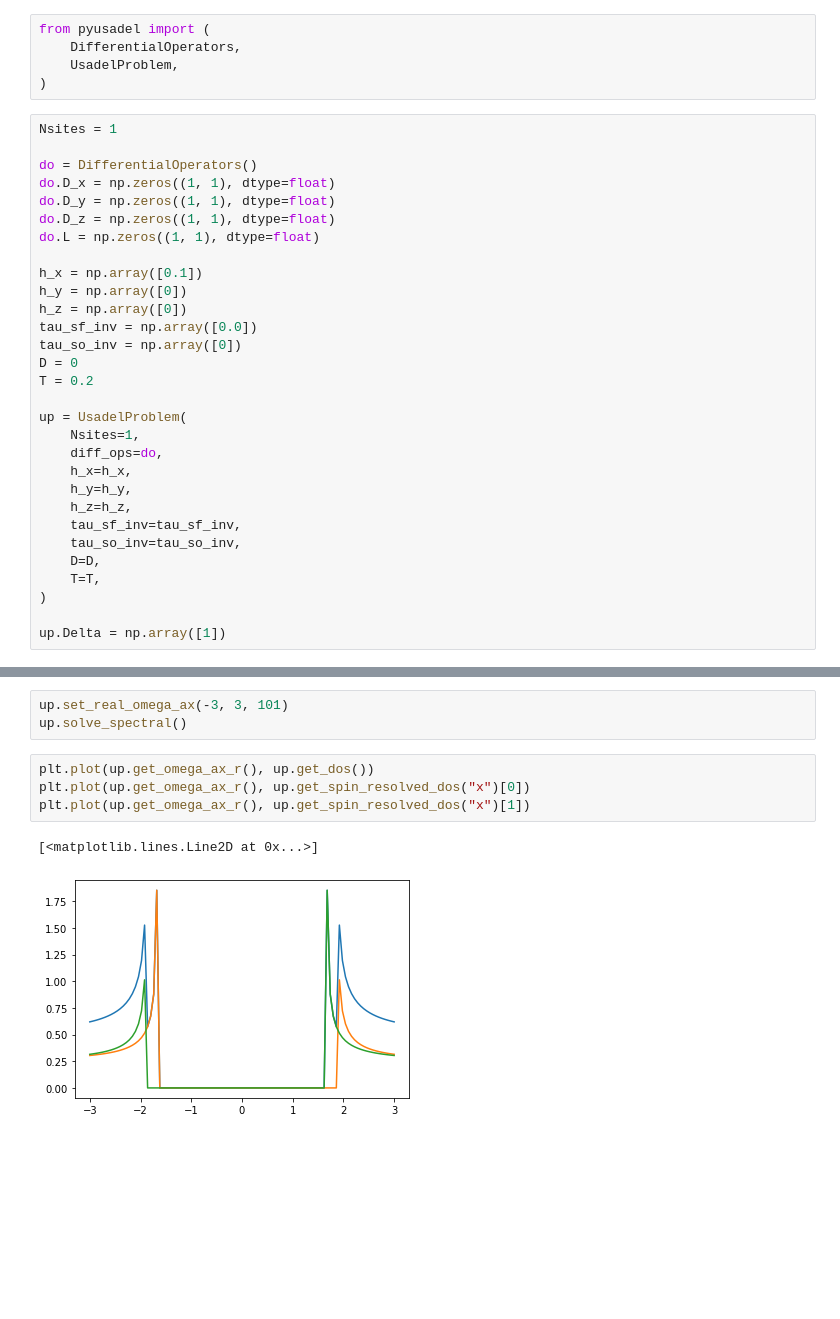
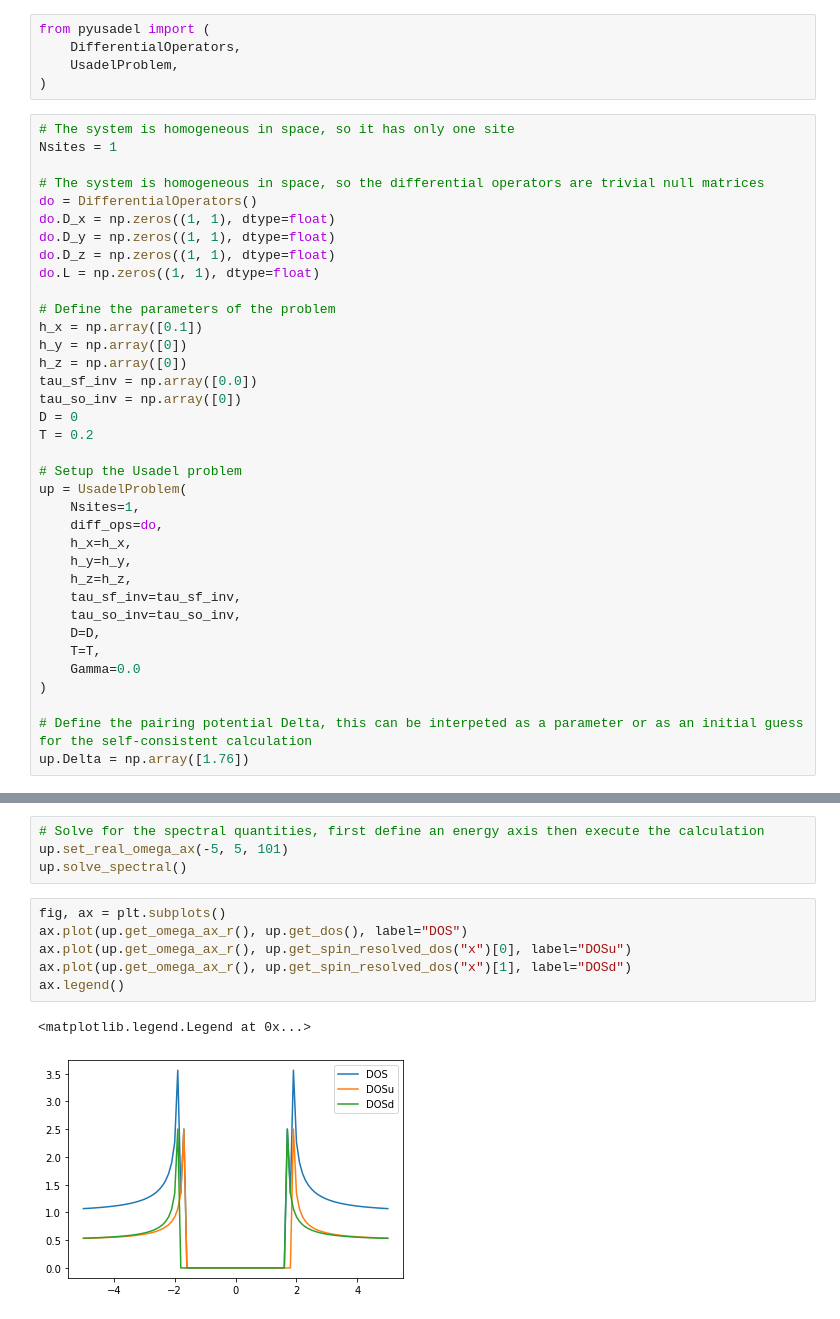
Before and after one commit to maiani/pyusadel, a Jupyter notebook: examples/usadel_0D_oop.ipynb, the cells around one changed output, grey strips where cells are left out. Drawn from its saved outputs; the diff is of its cells as text; blank space fills up the shorter version.

```diff
--- a/examples/usadel_0D_oop.ipynb
+++ b/examples/usadel_0D_oop.ipynb
@@ -12,14 +7,17 @@ from pyusadel import (
     UsadelProblem,
 )
 # %%
+# The system is homogeneous in space, so it has only one site
 Nsites = 1
 
+# The system is homogeneous in space, so the differential operators are trivial null matrices
 do = DifferentialOperators()
 do.D_x = np.zeros((1, 1), dtype=float)
 do.D_y = np.zeros((1, 1), dtype=float)
 do.D_z = np.zeros((1, 1), dtype=float)
 do.L = np.zeros((1, 1), dtype=float)
 
+# Define the parameters of the problem
 h_x = np.array([0.1])
 h_y = np.array([0])
 h_z = np.array([0])
@@ -28,6 +26,7 @@ tau_so_inv = np.array([0])
 D = 0
 T = 0.2
 
+# Setup the Usadel problem
 up = UsadelProblem(
     Nsites=1,
     diff_ops=do,
@@ -38,7 +37,9 @@ up = UsadelProblem(
     tau_so_inv=tau_so_inv,
     D=D,
     T=T,
+    Gamma=0.0
 )
 
-up.Delta = np.array([1])
+# Define the pairing potential Delta, this can be interpeted as a parameter or as an initial guess for the self-consistent calculation
+up.Delta = np.array([1.76])
 # %%
@@ -64,10 +66,13 @@ Converged in 54 iterations
 # %%
-up.set_real_omega_ax(-3, 3, 101)
+# Solve for the spectral quantities, first define an energy axis then execute the calculation
+up.set_real_omega_ax(-5, 5, 101)
 up.solve_spectral()
 # %%
-plt.plot(up.get_omega_ax_r(), up.get_dos())
-plt.plot(up.get_omega_ax_r(), up.get_spin_resolved_dos("x")[0])
-plt.plot(up.get_omega_ax_r(), up.get_spin_resolved_dos("x")[1])
+fig, ax = plt.subplots()
+ax.plot(up.get_omega_ax_r(), up.get_dos(), label="DOS")
+ax.plot(up.get_omega_ax_r(), up.get_spin_resolved_dos("x")[0], label="DOSu")
+ax.plot(up.get_omega_ax_r(), up.get_spin_resolved_dos("x")[1], label="DOSd")
+ax.legend()
 # %% [output]
-[<matplotlib.lines.Line2D at 0x...>]
+<matplotlib.legend.Legend at 0x...>
-[figure, old version]
+[figure, new version]
```
Also changed, not shown: parts of 3 cells of this notebook, 5 other files.
